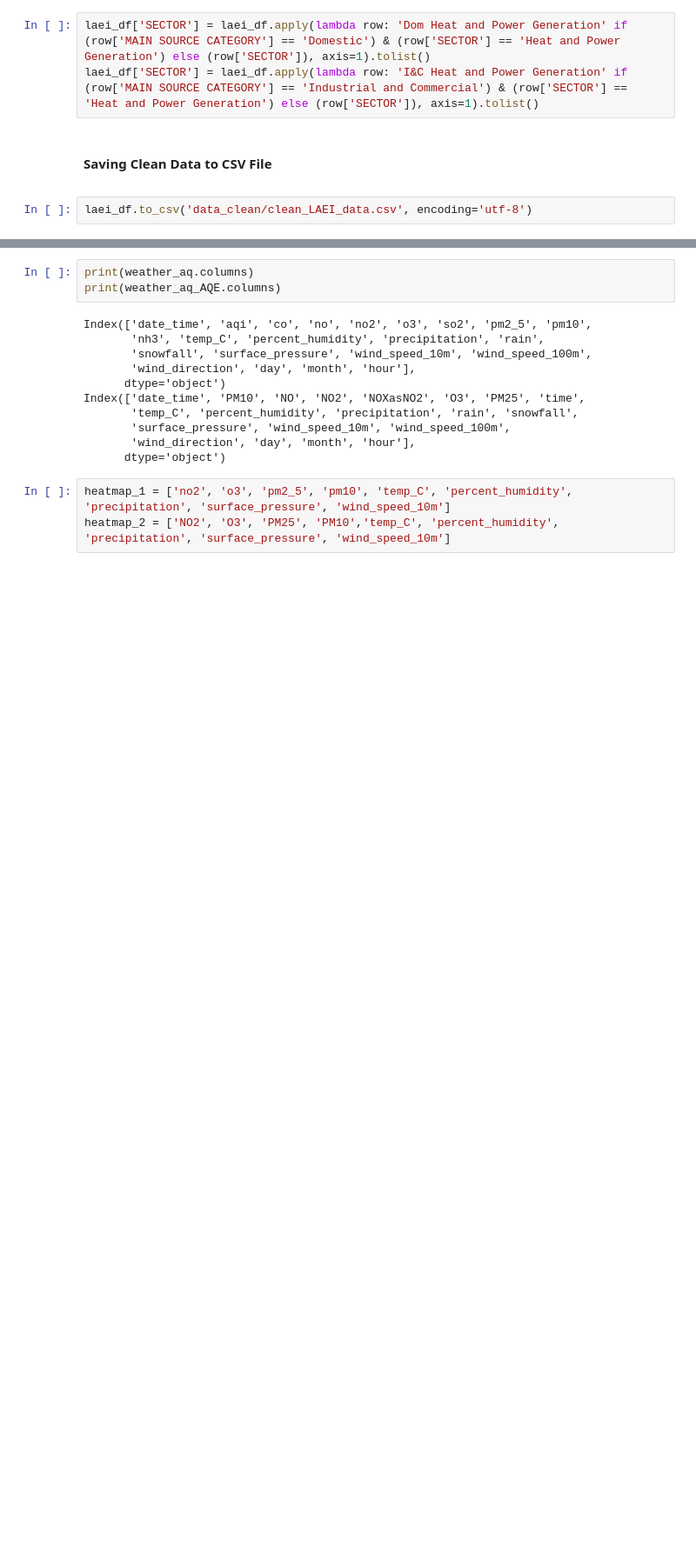
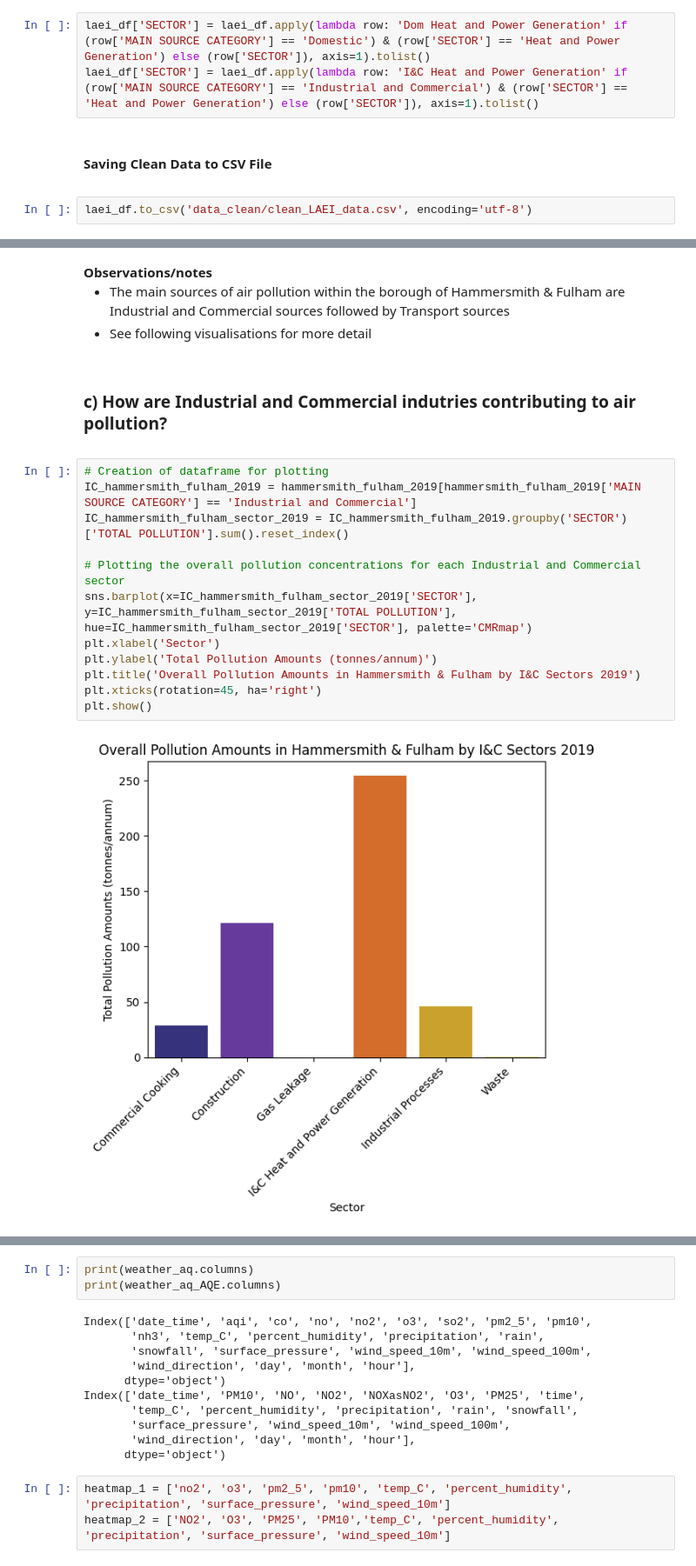
Before and after one commit to Frannerz/air_pollution_analysis, a Jupyter notebook: air_pollution_hammersmith.ipynb, the cells around one changed output, grey strips where cells are left out. Shown at 87% size. Cells and saved outputs as stored; diff of their text form; blank space fills up the shorter version.

```diff
--- a/air_pollution_hammersmith.ipynb
+++ b/air_pollution_hammersmith.ipynb
@@ -1015,0 +1180,26 @@ laei_df.to_csv('data_clean/clean_LAEI_data.csv', encoding='utf-8')
+# %% [markdown]
+<div class="blue small-padding">
+    <strong>Observations/notes</strong>
+    <ul>
+        <li>The main sources of air pollution within the borough of Hammersmith & Fulham are Industrial and Commercial sources followed by Transport sources</li>
+        <li>See following visualisations for more detail</li>
+    </ul>
+</div>
+# %% [markdown]
+<div class="yellow small-padding">
+    <h3>c) How are Industrial and Commercial indutries contributing to air pollution?</h3>
+</div>
+# %%
+# Creation of dataframe for plotting
+IC_hammersmith_fulham_2019 = hammersmith_fulham_2019[hammersmith_fulham_2019['MAIN SOURCE CATEGORY'] == 'Industrial and Commercial']
+IC_hammersmith_fulham_sector_2019 = IC_hammersmith_fulham_2019.groupby('SECTOR')['TOTAL POLLUTION'].sum().reset_index()
+
+# Plotting the overall pollution concentrations for each Industrial and Commercial sector
+sns.barplot(x=IC_hammersmith_fulham_sector_2019['SECTOR'], y=IC_hammersmith_fulham_sector_2019['TOTAL POLLUTION'], hue=IC_hammersmith_fulham_sector_2019['SECTOR'], palette='CMRmap')
+plt.xlabel('Sector')
+plt.ylabel('Total Pollution Amounts (tonnes/annum)')
+plt.title('Overall Pollution Amounts in Hammersmith & Fulham by I&C Sectors 2019')
+plt.xticks(rotation=45, ha='right')
+plt.show()
+# %% [output]
+[figure, added]
```
Also changed, not shown: parts of 33 cells of this notebook, 2 other files.
